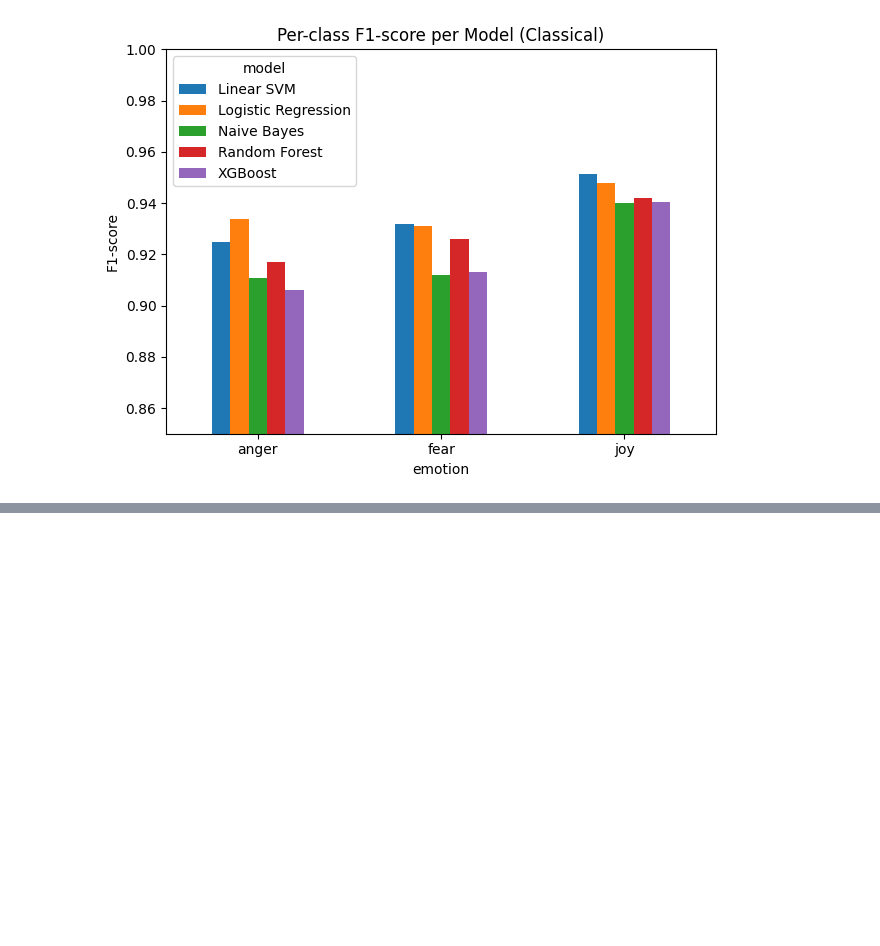
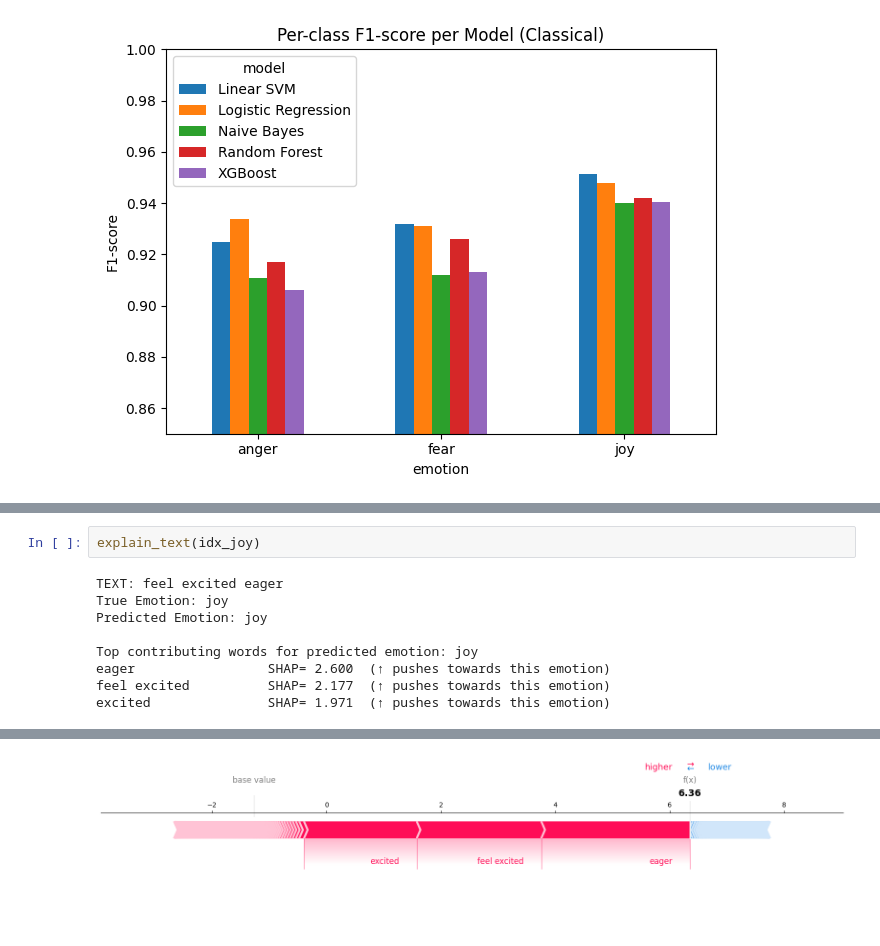
Before and after one commit to ozense1/emotion_classify, a Jupyter notebook: 1_classical_model.ipynb, the cells around one changed output, grey strips where cells are left out. Cells and saved outputs as stored; diff of their text form; blank space fills up the shorter version.

```diff
--- a/1_classical_model.ipynb
+++ b/1_classical_model.ipynb
@@ -394,0 +576,11 @@ plt.show()
+# %%
+explain_text(idx_joy)
+# %% [output]
+TEXT: feel excited eager
+True Emotion: joy
+Predicted Emotion: joy
+
+Top contributing words for predicted emotion: joy
+eager                 SHAP= 2.600  (↑ pushes towards this emotion)
+feel excited          SHAP= 2.177  (↑ pushes towards this emotion)
+excited               SHAP= 1.971  (↑ pushes towards this emotion)
@@ -394,0 +588 @@ plt.show()
+[figure, added]
```
Also changed, not shown: parts of 10 cells of this notebook.
